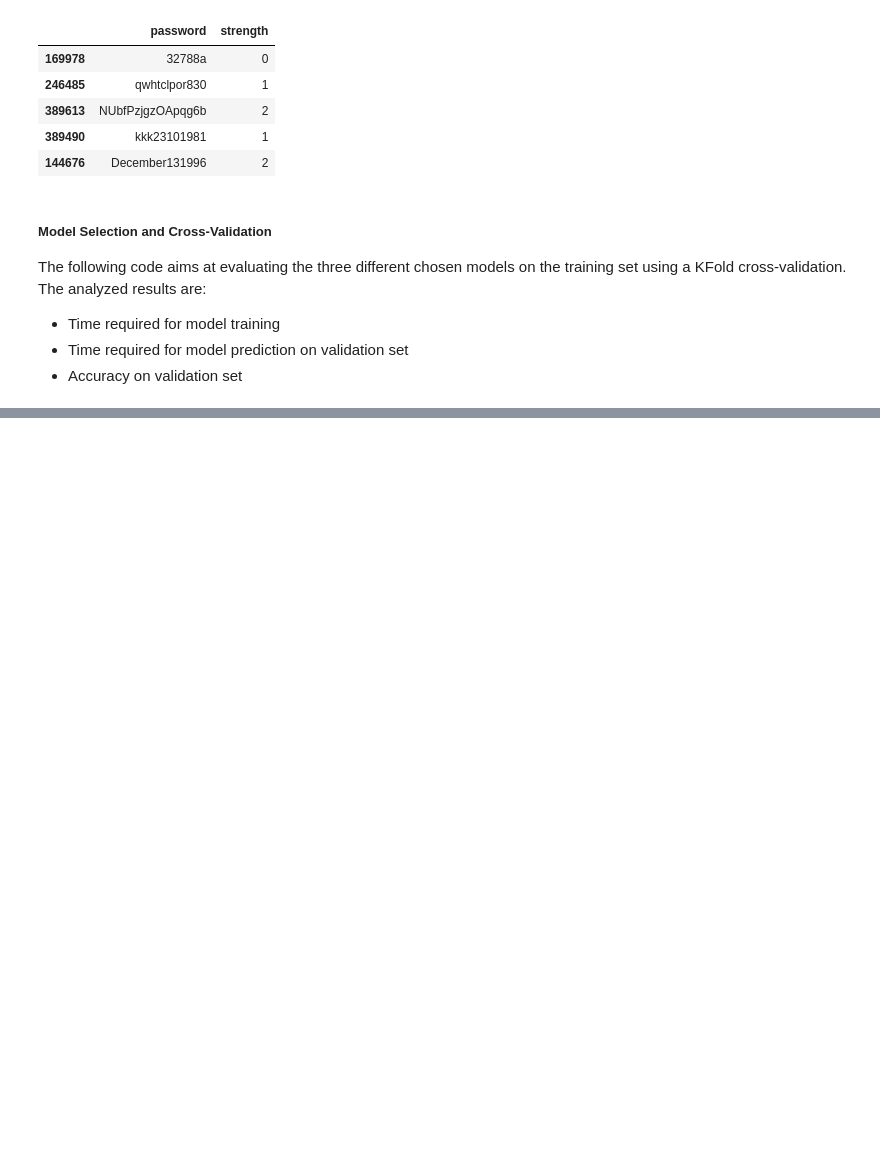
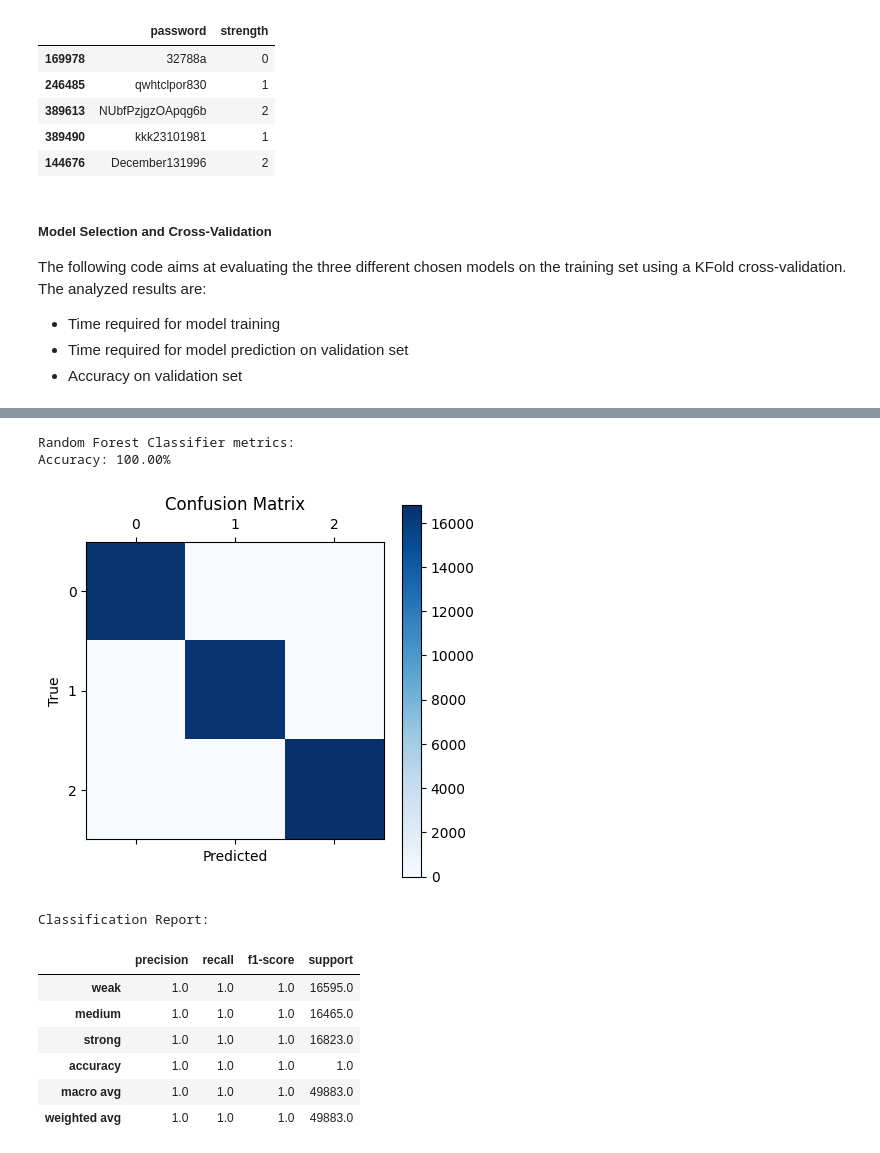
Before and after one commit to LucaMelis0/password-strength-classification, a Jupyter notebook: main.ipynb, the cells around one changed output, grey strips where cells are left out. Cells and saved outputs as stored; diff of their text form; code cells hidden in the pictures; blank space fills up the shorter version.

Commit message:
Testing the model on the test set. Analyzing the results.

```diff
--- a/main.ipynb
+++ b/main.ipynb
@@ -209,0 +213,4 @@ Metrics for Neural Network Classifier:
+# %%
+random_forest_classifier.fit(x_train, y_train)
+xgb_classifier.fit(x_train, y_train)
+neural_network_classifier.fit(x_train, y_train)
@@ -209,0 +220,8 @@ Metrics for Neural Network Classifier:
+# %%
+from utils_and_libraries.libs import pd
+
+random_forest_predictions = random_forest_classifier.predict(x_test)
+xgb_classifier_predictions = xgb_classifier.predict(x_test)
+neural_network_predictions = neural_network_classifier.predict(x_test)
+
+utils.display_data(pd.DataFrame({'password': password_test, 'strength': y_test, 'Random Forest Prediction': random_forest_predictions, 'XGB Prediction': xgb_classifier_predictions, 'Neural Network Prediction': neural_network_predictions}), head=False)
@@ -209,0 +248,15 @@ Metrics for Neural Network Classifier:
+# %%
+print("Random Forest Classifier metrics:")
+utils.display_metrics(y_test, random_forest_predictions)
+# %% [output]
+Random Forest Classifier metrics:
+Accuracy: 100.00%
+[figure, added]
+Classification Report:
+|  | precision | recall | f1-score | support |
+| weak | 1.0 | 1.0 | 1.0 | 16595.0 |
+| medium | 1.0 | 1.0 | 1.0 | 16465.0 |
+| strong | 1.0 | 1.0 | 1.0 | 16823.0 |
+| accuracy | 1.0 | 1.0 | 1.0 | 1.0 |
+| macro avg | 1.0 | 1.0 | 1.0 | 49883.0 |
+| weighted avg | 1.0 | 1.0 | 1.0 | 49883.0 |
```
Also changed, not shown: parts of 7 cells of this notebook, 2 other files.
